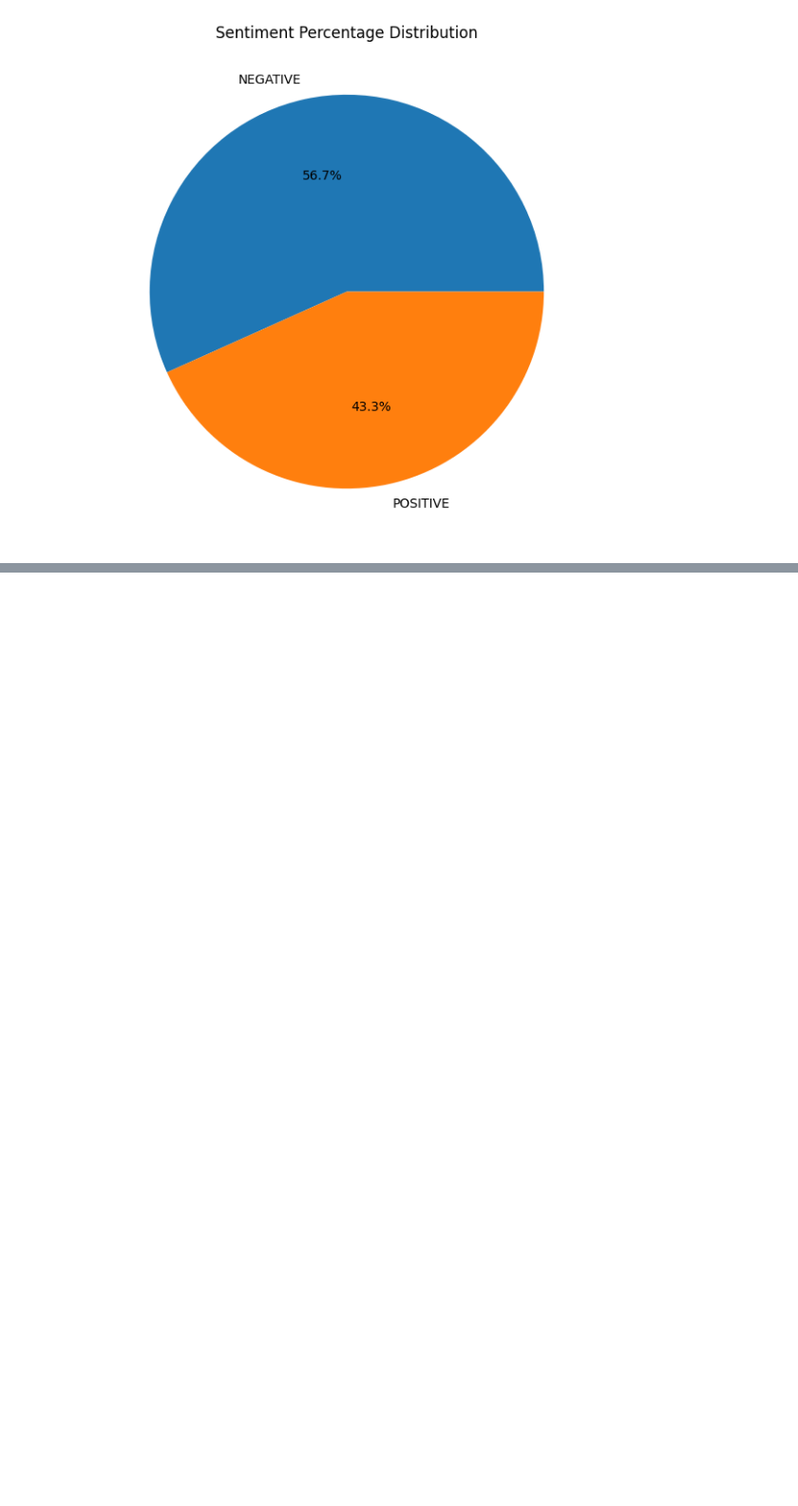
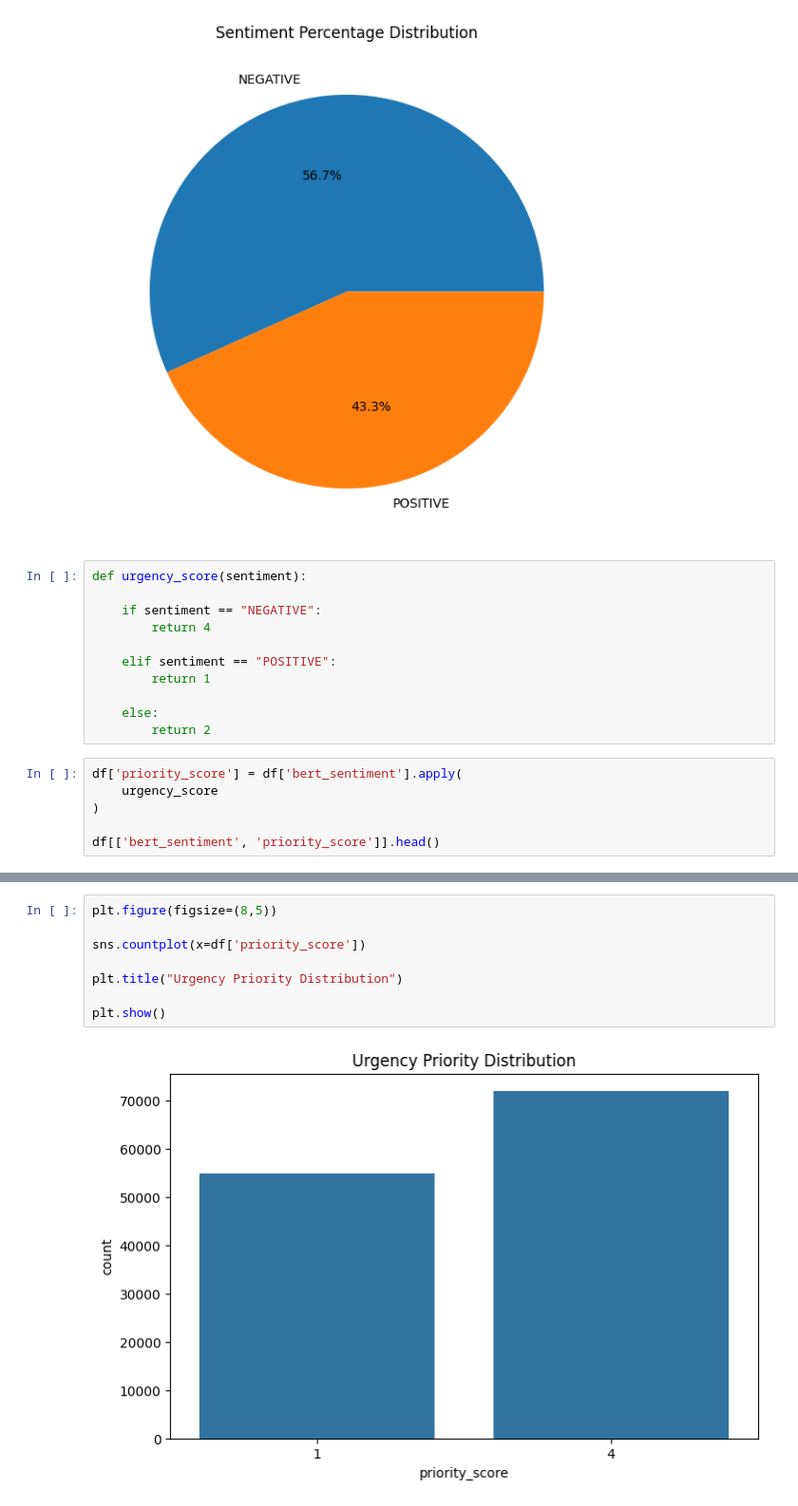
Before and after one commit to liyajasminn/AI-Citizen-Grievance-System, a Jupyter notebook: week3.ipynb, the cells around one changed output, grey strips where cells are left out. Shown at 95% size. Drawn from its saved outputs; the diff is of its cells as text; blank space fills up the shorter version.

Commit message:
Implemented urgency score and visualization

```diff
--- a/week3.ipynb
+++ b/week3.ipynb
@@ -279,3 +279,20 @@ plt.ylabel("")
 plt.show()
 # %% [output]
 [figure]
+# %%
+def urgency_score(sentiment):
+
+    if sentiment == "NEGATIVE":
+        return 4
+
+    elif sentiment == "POSITIVE":
+        return 1
+
+    else:
+        return 2
+# %%
+df['priority_score'] = df['bert_sentiment'].apply(
+    urgency_score
+)
+
+df[['bert_sentiment', 'priority_score']].head()
@@ -281,0 +306,10 @@ plt.show()
+# %%
+plt.figure(figsize=(8,5))
+
+sns.countplot(x=df['priority_score'])
+
+plt.title("Urgency Priority Distribution")
+
+plt.show()
+# %% [output]
+[figure, added]
```
Also changed, not shown: parts of 1 cell of this notebook.
